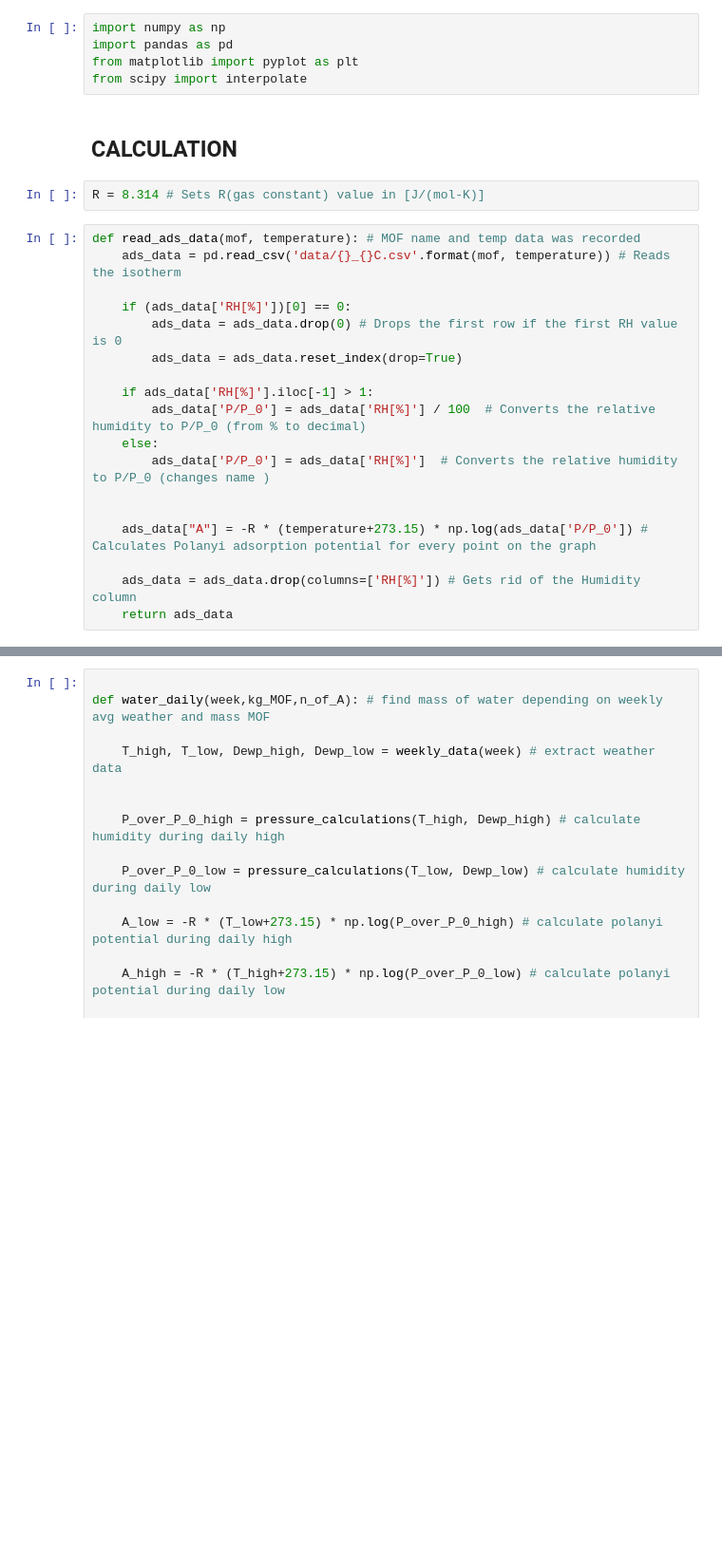
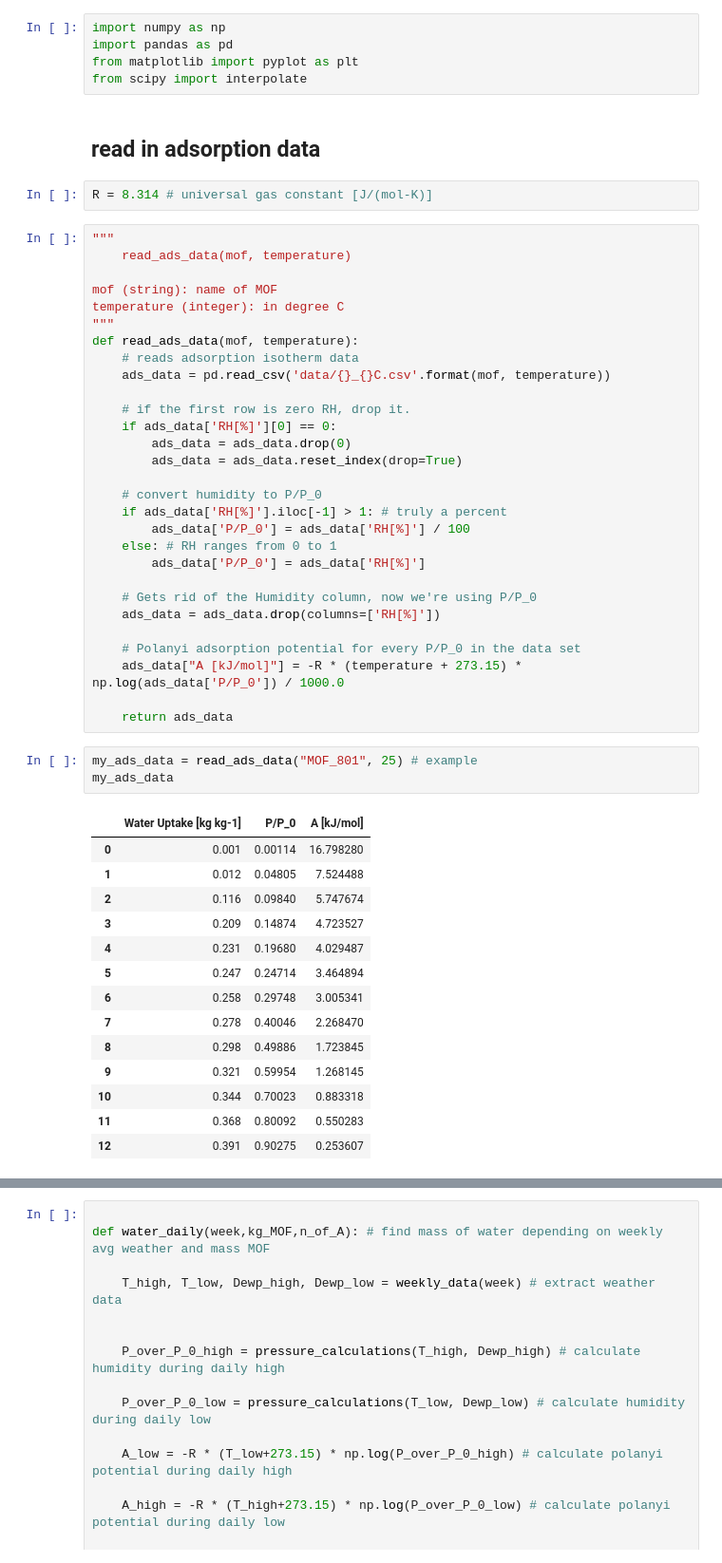
Before and after one commit to SimonEnsemble/water_harvesting, a Jupyter notebook: Polanyi_calculation_general.ipynb, the cells around one changed output, grey strips where cells are left out. Shown at 95% size. Cells and saved outputs as stored; diff of their text form; blank space fills up the shorter version.

```diff
--- a/Polanyi_calculation_general.ipynb
+++ b/Polanyi_calculation_general.ipynb
@@ -4,24 +4,53 @@ import pandas as pd
 from matplotlib import pyplot as plt
 from scipy import interpolate
 # %% [markdown]
-## CALCULATION ##
+## read in adsorption data
 # %%
-R = 8.314 # Sets R(gas constant) value in [J/(mol-K)]
+R = 8.314 # universal gas constant [J/(mol-K)]
 # %%
-def read_ads_data(mof, temperature): # MOF name and temp data was recorded
-    ads_data = pd.read_csv('data/{}_{}C.csv'.format(mof, temperature)) # Reads the isotherm
+"""
+    read_ads_data(mof, temperature)
 
-    if (ads_data['RH[%]'])[0] == 0:
-        ads_data = ads_data.drop(0) # Drops the first row if the first RH value is 0
+mof (string): name of MOF
+temperature (integer): in degree C
+"""
+def read_ads_data(mof, temperature):
+    # reads adsorption isotherm data
+    ads_data = pd.read_csv('data/{}_{}C.csv'.format(mof, temperature))
+
+    # if the first row is zero RH, drop it.
+    if ads_data['RH[%]'][0] == 0:
+        ads_data = ads_data.drop(0)
         ads_data = ads_data.reset_index(drop=True)
 
-    if ads_data['RH[%]'].iloc[-1] > 1:
-        ads_data['P/P_0'] = ads_data['RH[%]'] / 100  # Converts the relative humidity to P/P_0 (from % to decimal)
-    else:
-        ads_data['P/P_0'] = ads_data['RH[%]']  # Converts the relative humidity to P/P_0 (changes name )
+    # convert humidity to P/P_0
+    if ads_data['RH[%]'].iloc[-1] > 1: # truly a percent
+        ads_data['P/P_0'] = ads_data['RH[%]'] / 100
+    else: # RH ranges from 0 to 1
+        ads_data['P/P_0'] = ads_data['RH[%]']
 
+    # Gets rid of the Humidity column, now we're using P/P_0
+    ads_data = ads_data.drop(columns=['RH[%]'])
 
-    ads_data["A"] = -R * (temperature+273.15) * np.log(ads_data['P/P_0']) # Calculates Polanyi adsorption potential for every point on the graph
+    # Polanyi adsorption potential for every P/P_0 in the data set
+    ads_data["A [kJ/mol]"] = -R * (temperature + 273.15) * np.log(ads_data['P/P_0']) / 1000.0
 
-    ads_data = ads_data.drop(columns=['RH[%]']) # Gets rid of the Humidity column
     return ads_data
+# %%
+my_ads_data = read_ads_data("MOF_801", 25) # example
+my_ads_data
+# %% [output]
+|  | Water Uptake [kg kg-1] | P/P_0 | A [kJ/mol] |
+| 0 | 0.001 | 0.00114 | 16.798280 |
+| 1 | 0.012 | 0.04805 | 7.524488 |
+| 2 | 0.116 | 0.09840 | 5.747674 |
+| 3 | 0.209 | 0.14874 | 4.723527 |
+| 4 | 0.231 | 0.19680 | 4.029487 |
+| 5 | 0.247 | 0.24714 | 3.464894 |
+| 6 | 0.258 | 0.29748 | 3.005341 |
+| 7 | 0.278 | 0.40046 | 2.268470 |
+| 8 | 0.298 | 0.49886 | 1.723845 |
+| 9 | 0.321 | 0.59954 | 1.268145 |
+| 10 | 0.344 | 0.70023 | 0.883318 |
+| 11 | 0.368 | 0.80092 | 0.550283 |
+| 12 | 0.391 | 0.90275 | 0.253607 |
```
Also changed, not shown: parts of 24 cells of this notebook.
